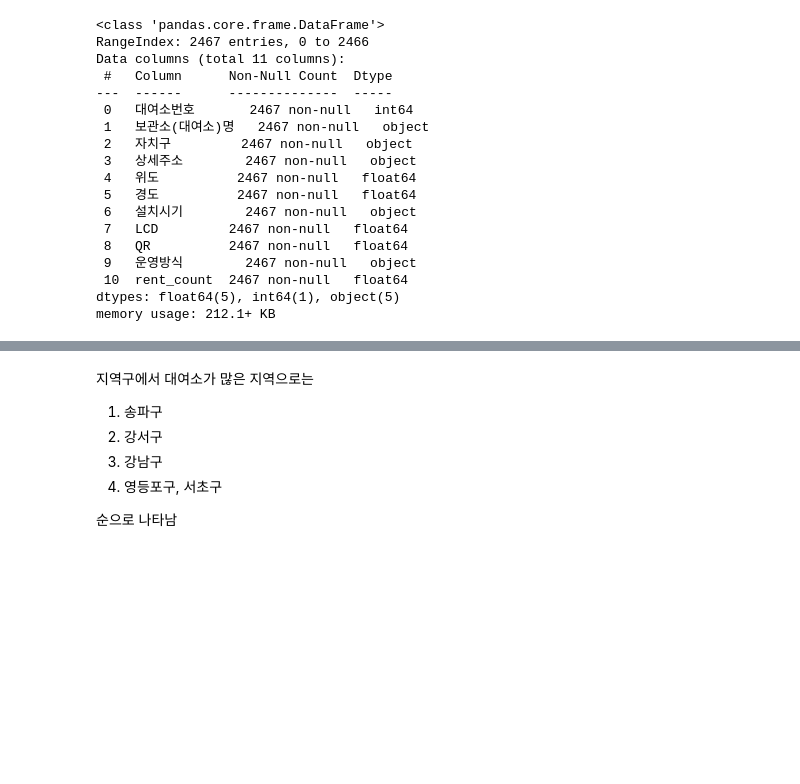
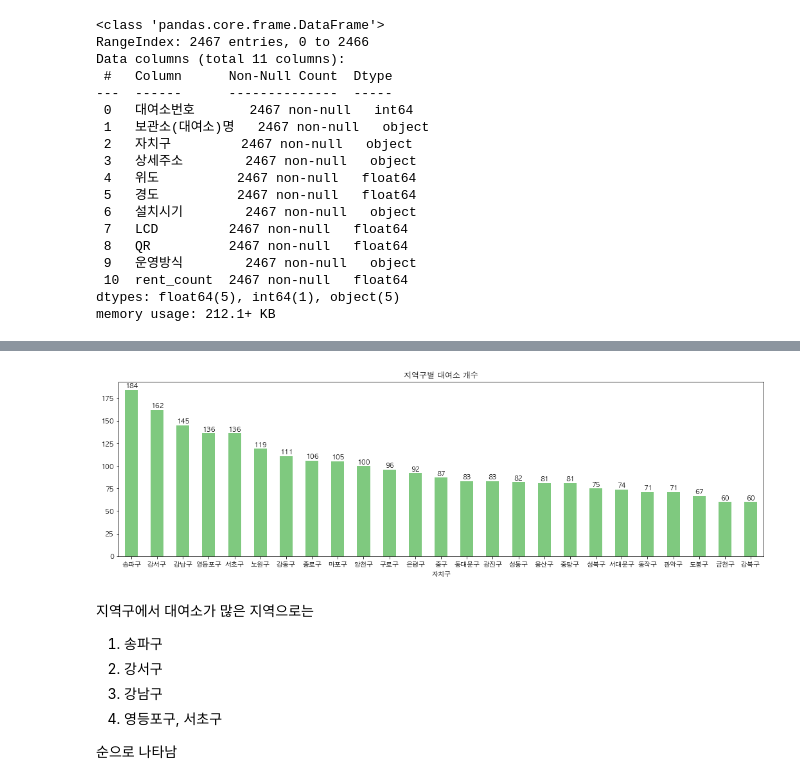
Before and after one commit to Markers/SC2_project, a Jupyter notebook: Src/time_rent.ipynb, the cells around one changed output, grey strips where cells are left out. Cells and saved outputs as stored; diff of their text form; code cells hidden in the pictures; blank space fills up the shorter version.

```diff
--- a/Src/time_rent.ipynb
+++ b/Src/time_rent.ipynb
@@ -83,3 +104,19 @@ memory usage: 212.1+ KB
+# %%
+gu_bike_count = rent_office.groupby('자치구').size()
+
+
+def count_draw(df, title):
+    df.sort_values(ascending=False, inplace=True)
+    ax = df.plot(kind='bar', figsize=(
+        18, 5), rot=0, title=title, colormap='Accent')
+    for p in ax.patches:
+        left, bottom, width, height = p.get_bbox().bounds
+        ax.annotate("%d" % (height), (left+width/2, height+2), ha='center')
+
+
+count_draw(gu_bike_count, "지역구별 대여소 개수")
+# %% [output]
+[figure, added]
 # %% [markdown]
 지역구에서 대여소가 많은 지역으로는
 1. 송파구
```
Also changed, not shown: parts of 23 cells of this notebook.
